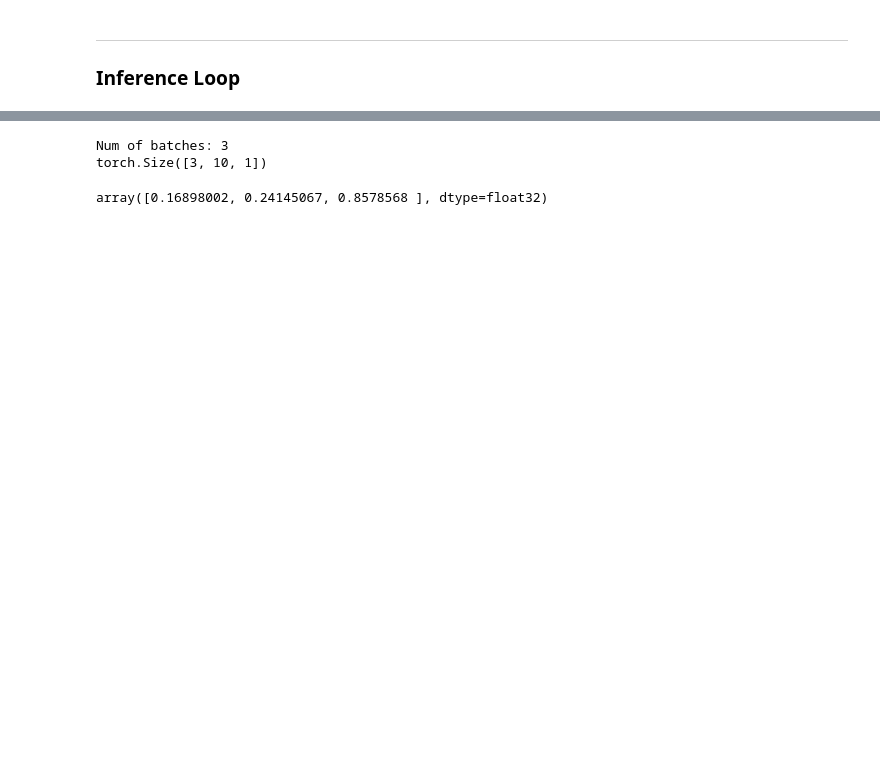
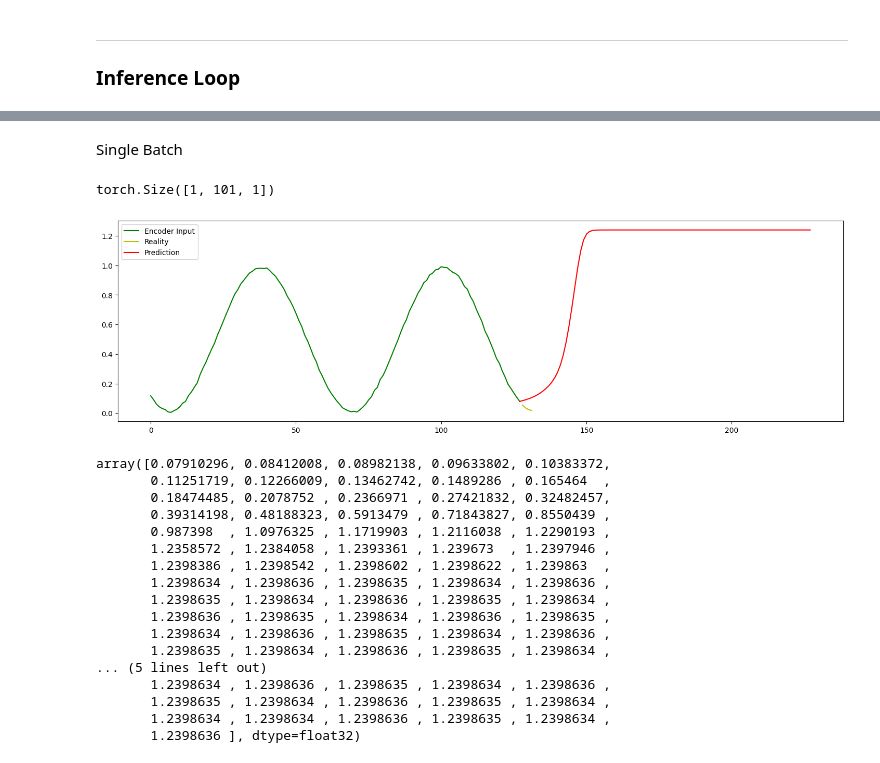
Before and after one commit to kevinscaccia/Time-Series-Transformers, a Jupyter notebook: simple_serie_test.ipynb, the cells around one changed output, grey strips where cells are left out. Saved outputs shown, nothing was run; the diff lists cells and outputs as text; code cells hidden in the pictures; blank space fills up the shorter version.

```diff
--- a/simple_serie_test.ipynb
+++ b/simple_serie_test.ipynb
@@ -415,15 +364,0 @@ array([[[0.73780143]],
-# %%
-data2 = torch.tensor(data.numpy().copy(), dtype=torch.float32)[:13]
-enc_x2, _, tgt_y2 = make_batches(data2, INPUT_LEN, 1)
-print('Num of batches:', enc_x2.shape[0])
-# enc_x2[0,:,:] = 1000000 # modificar informacoes do batch anterior nao deveria modificar o output do proximo batch
-# enc_x2[2,:,:] = 1000000 # modificar informacoes do batch anterior nao deveria modificar o output do proximo batch
-data2[-1] = -10000
-print(enc_x2.shape)
-FORECAST_WINDOW = 1
-pred_y = inference_flat_serie(model, data2, verbose=False)
-pred_y#.detach().numpy()
-# %% [output]
-Num of batches: 3
-torch.Size([3, 10, 1])
-array([0.16898002, 0.24145067, 0.8578568 ], dtype=float32)
@@ -466,0 +365,55 @@ for epoch in range(epochs):
+# %% [markdown]
+Single Batch
+# %%
+def infer_single_batch(model, src, tgt_y, forecast_horizon=-1):
+    forecast_horizon = max(forecast_horizon, tgt_y.shape[1])
+    input_steps = src.shape[1]
+    tgt_steps = tgt_y.shape[1]
+    with torch.no_grad():
+        output = torch.zeros(1, forecast_horizon + 1, 1)
+        output[0, 0, 0] = src[0, -1]
+        for i in range(forecast_horizon):
+            dim_a = output.shape[1]
+            tgt_mask = generate_square_subsequent_mask(dim_a, dim_a)
+            y = model(src, output, None, tgt_mask)[0,i,0]
+            output[0,i+1,0] = y
+
+        print(output.shape)
+    #
+    # output = output[0,1:,0] # remove the SOS token
+    output = output.detach().numpy().flatten()
+    time = np.arange(0, input_steps + forecast_horizon)
+    plt.figure(figsize=(18,5))
+    plt.plot(time[:input_steps], src.numpy().flatten(), 'g', label='Encoder Input')
+    plt.plot(time[input_steps:input_steps+tgt_steps], tgt_y.numpy().flatten(), 'y', label='Reality')
+    plt.plot(time[input_steps-1:], output, 'r', label='Prediction') # o 1 valor de output é o ultimo tipestamp do input
+    plt.legend()
+    plt.show()
+    return output
+
+model.eval() # sets all layers to eval
+batch_index = 920
+infer_single_batch(model,
+                   enc_x[batch_index:batch_index+1],
+                   tgt_y[batch_index:batch_index+1],
+                   forecast_horizon=100)
+# %% [output]
+torch.Size([1, 101, 1])
+[figure, added]
+array([0.07910296, 0.08412008, 0.08982138, 0.09633802, 0.10383372,
+       0.11251719, 0.12266009, 0.13462742, 0.1489286 , 0.165464  ,
+       0.18474485, 0.2078752 , 0.2366971 , 0.27421832, 0.32482457,
+       0.39314198, 0.48188323, 0.5913479 , 0.71843827, 0.8550439 ,
+       0.987398  , 1.0976325 , 1.1719903 , 1.2116038 , 1.2290193 ,
+       1.2358572 , 1.2384058 , 1.2393361 , 1.239673  , 1.2397946 ,
+       1.2398386 , 1.2398542 , 1.2398602 , 1.2398622 , 1.239863  ,
+       1.2398634 , 1.2398636 , 1.2398635 , 1.2398634 , 1.2398636 ,
+       1.2398635 , 1.2398634 , 1.2398636 , 1.2398635 , 1.2398634 ,
+       1.2398636 , 1.2398635 , 1.2398634 , 1.2398636 , 1.2398635 ,
+       1.2398634 , 1.2398636 , 1.2398635 , 1.2398634 , 1.2398636 ,
+       1.2398635 , 1.2398634 , 1.2398636 , 1.2398635 , 1.2398634 ,
+... (5 lines left out)
+       1.2398634 , 1.2398636 , 1.2398635 , 1.2398634 , 1.2398636 ,
+       1.2398635 , 1.2398634 , 1.2398636 , 1.2398635 , 1.2398634 ,
+       1.2398634 , 1.2398634 , 1.2398636 , 1.2398635 , 1.2398634 ,
+       1.2398636 ], dtype=float32)
```
Also changed, not shown: parts of 29 cells of this notebook, 20 other files.
